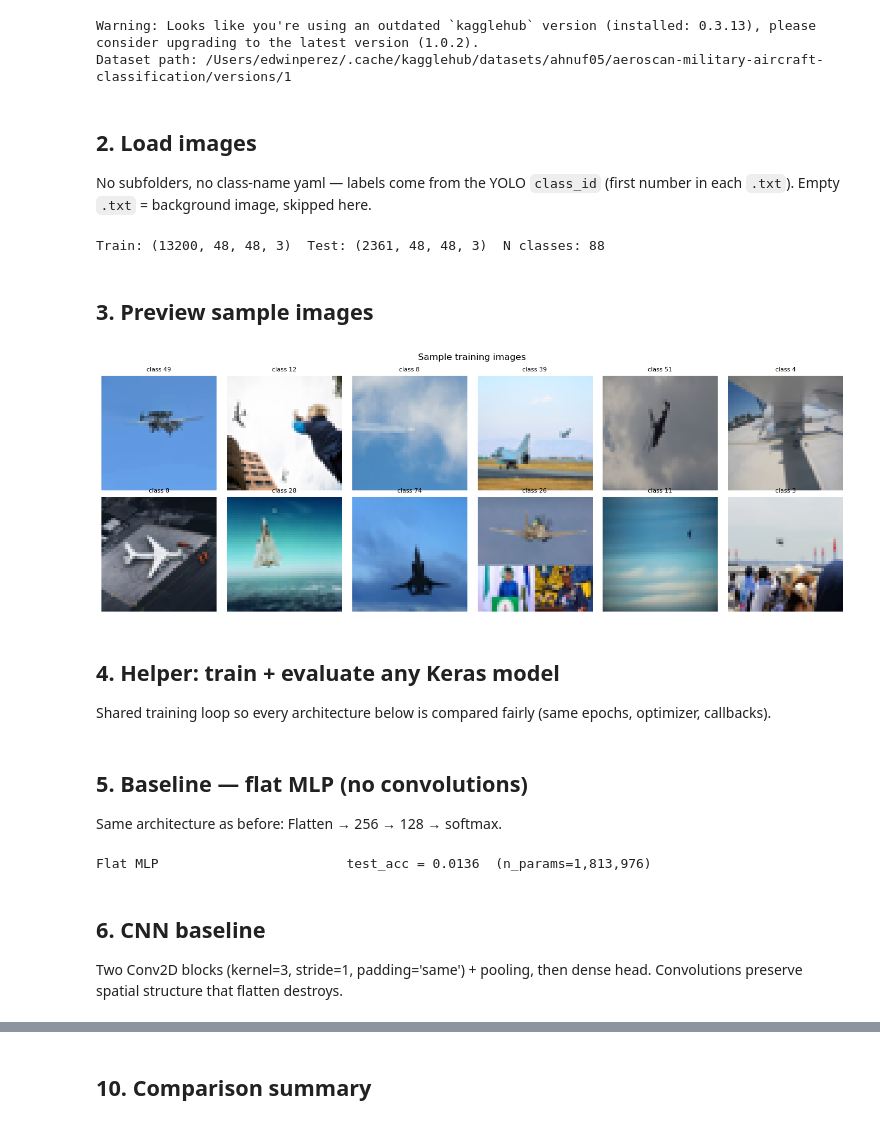
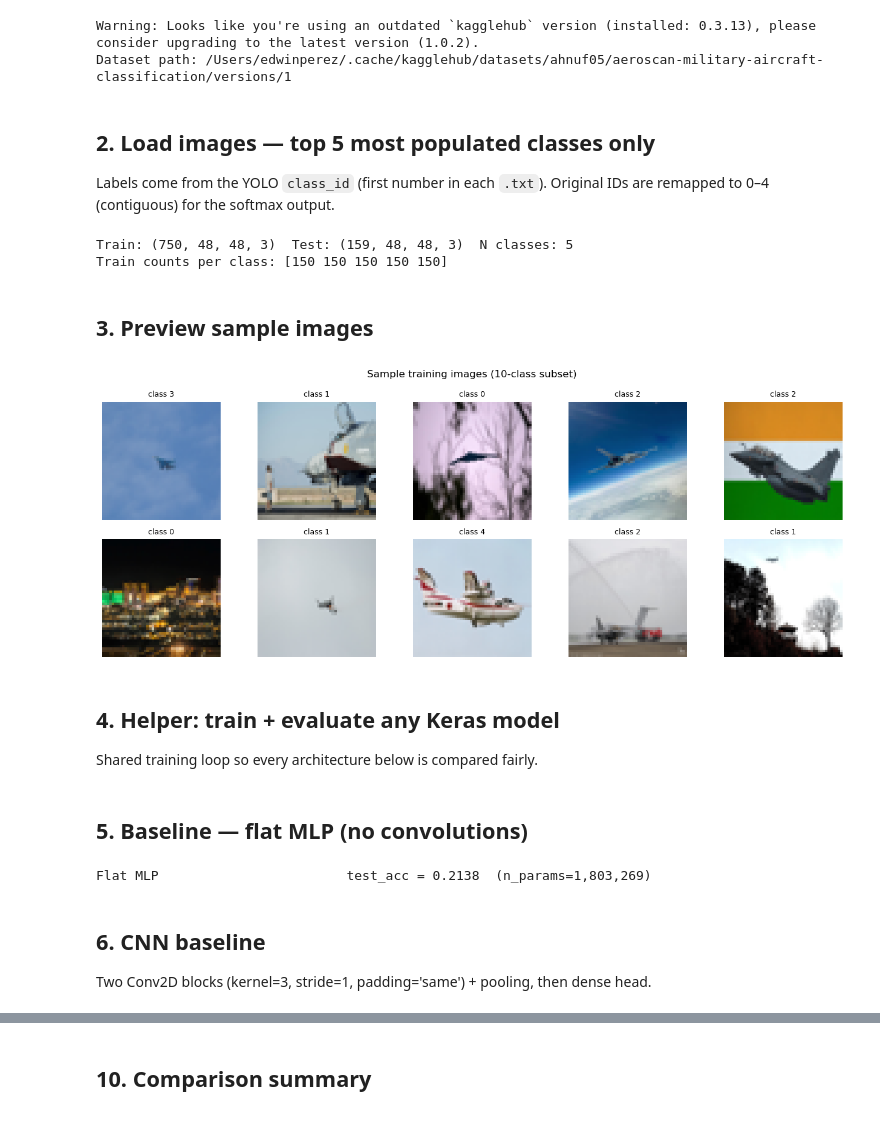
Before and after one commit to edwphysics/advanced_lab, a Jupyter notebook: topic6_NN_packs/nn_multiclass.ipynb, the cells around one changed output, grey strips where cells are left out. Drawn from its saved outputs; the diff is of its cells as text; code cells hidden in the pictures.

Commit message:
improvement: Reduce the class size
	- accuracy is 2.5 times a random prediction, still ~30% which is very low

```diff
--- a/topic6_NN_packs/nn_multiclass.ipynb
+++ b/topic6_NN_packs/nn_multiclass.ipynb
@@ -35,22 +36,28 @@ TEST_DIR  = os.path.join(path, 'test')
 Warning: Looks like you're using an outdated `kagglehub` version (installed: 0.3.13), please consider upgrading to the latest version (1.0.2).
 Dataset path: /Users/edwinperez/.cache/kagglehub/datasets/ahnuf05/aeroscan-military-aircraft-classification/versions/1
 # %% [markdown]
-## 2. Load images
+## 2. Load images — top 5 most populated classes only
 
-No subfolders, no class-name yaml — labels come from the YOLO `class_id`
-(first number in each `.txt`). Empty `.txt` = background image, skipped here.
+Labels come from the YOLO `class_id` (first number in each `.txt`).
+Original IDs are remapped to 0–4 (contiguous) for the softmax output.
 # %%
-IMG_SIZE      = 48   # increased from 32 — more detail helps convolutions
+IMG_SIZE      = 48
 MAX_PER_CLASS = 150
+
+# Pre-computed: the 5 most populated class_id in the full training set (240 images each)
+TOP5_CLASSES = [62, 78, 35, 11, 66]
+ID_MAP = {orig: i for i, orig in enumerate(sorted(TOP5_CLASSES))}  # orig_id -> 0..4
+N_CLASSES = len(TOP5_CLASSES)
 
 def get_class_id(txt_path):
     with open(txt_path) as f:
         line = f.readline().strip()
     return int(line.split()[0]) if line else None
 
-def load_images(directory, img_size=IMG_SIZE, max_per_class=MAX_PER_CLASS):
+def load_images_subset(directory, allowed_classes, img_size=IMG_SIZE, max_per_class=MAX_PER_CLASS):
     images, labels = [], []
-    counts = {}
+    counts  = {}
+    allowed = set(allowed_classes)
     for fname in sorted(os.listdir(directory)):
         if not fname.lower().endswith(('.jpg', '.jpeg', '.png')):
             continue
@@ -58,41 +65,41 @@ def load_images(directory, img_size=IMG_SIZE, max_per_class=MAX_PER_CLASS):
         if not os.path.exists(txt_path):
             continue
         cls_id = get_class_id(txt_path)
-        if cls_id is None or counts.get(cls_id, 0) >= max_per_class:
+        if cls_id is None or cls_id not in allowed or counts.get(cls_id, 0) >= max_per_class:
             continue
         img = Image.open(os.path.join(directory, fname)).convert('RGB')
         images.append(np.array(img.resize((img_size, img_size))) / 255.0)
-        labels.append(cls_id)
+        labels.append(ID_MAP[cls_id])   # remap to 0-4 immediately
         counts[cls_id] = counts.get(cls_id, 0) + 1
     return np.array(images), np.array(labels)
 
-X_train_raw, y_train = load_images(TRAIN_DIR)
-X_test_raw,  y_test  = load_images(TEST_DIR)
-N_CLASSES = len(np.unique(y_train))
+X_train_raw, y_train = load_images_subset(TRAIN_DIR, TOP5_CLASSES)
+X_test_raw,  y_test  = load_images_subset(TEST_DIR,  TOP5_CLASSES)
 print(f'Train: {X_train_raw.shape}  Test: {X_test_raw.shape}  N classes: {N_CLASSES}')
+print(f'Train counts per class: {np.bincount(y_train)}')
 # %% [output]
-Train: (13200, 48, 48, 3)  Test: (2361, 48, 48, 3)  N classes: 88
+Train: (750, 48, 48, 3)  Test: (159, 48, 48, 3)  N classes: 5
+Train counts per class: [150 150 150 150 150]
 # %%
 X_train_flat = X_train_raw.reshape(len(X_train_raw), -1)
 X_test_flat  = X_test_raw.reshape(len(X_test_raw),  -1)
 # %% [markdown]
 ## 3. Preview sample images
 # %%
-fig, axes = plt.subplots(2, 6, figsize=(14, 5))
-idx = np.random.choice(len(X_train_raw), 12, replace=False)
+fig, axes = plt.subplots(2, 5, figsize=(13, 5))
+idx = np.random.choice(len(X_train_raw), 10, replace=False)
 for ax, i in zip(axes.flat, idx):
     ax.imshow(X_train_raw[i])
-    ax.set_title(f'class {y_train[i]}', fontsize=8)
+    ax.set_title(f'class {y_train[i]}', fontsize=9)
     ax.axis('off')
-plt.suptitle('Sample training images', fontsize=12)
+plt.suptitle('Sample training images (10-class subset)', fontsize=12)
 plt.tight_layout(); plt.show()
 # %% [output]
-[figure, old version]
+[figure, new version]
 # %% [markdown]
 ## 4. Helper: train + evaluate any Keras model
 
-Shared training loop so every architecture below is compared fairly
-(same epochs, optimizer, callbacks).
+Shared training loop so every architecture below is compared fairly.
 # %%
 def train_and_eval(model, name, epochs=40, batch_size=16):
     model.compile(
@@ -114,7 +121,5 @@ results = {}   # collects (model, history, test_acc) per experiment
 # %% [markdown]
 ## 5. Baseline — flat MLP (no convolutions)
-
-Same architecture as before: Flatten → 256 → 128 → softmax.
 # %%
 tf.random.set_seed(42)
 mlp_model = keras.Sequential([
@@ -129,12 +134,11 @@ mlp_model = keras.Sequential([
 
 results['Flat MLP'] = train_and_eval(mlp_model, 'Flat MLP')
 # %% [output]
-Flat MLP                        test_acc = 0.0136  (n_params=1,813,976)
+Flat MLP                        test_acc = 0.2138  (n_params=1,803,269)
 # %% [markdown]
 ## 6. CNN baseline
 
 Two Conv2D blocks (kernel=3, stride=1, padding='same') + pooling, then dense head.
-Convolutions preserve spatial structure that flatten destroys.
 # %%
 def make_cnn(kernel_size=3, strides=1, padding='same', name='CNN'):
     return keras.Sequential([
```
Also changed, not shown: parts of 19 cells of this notebook.
